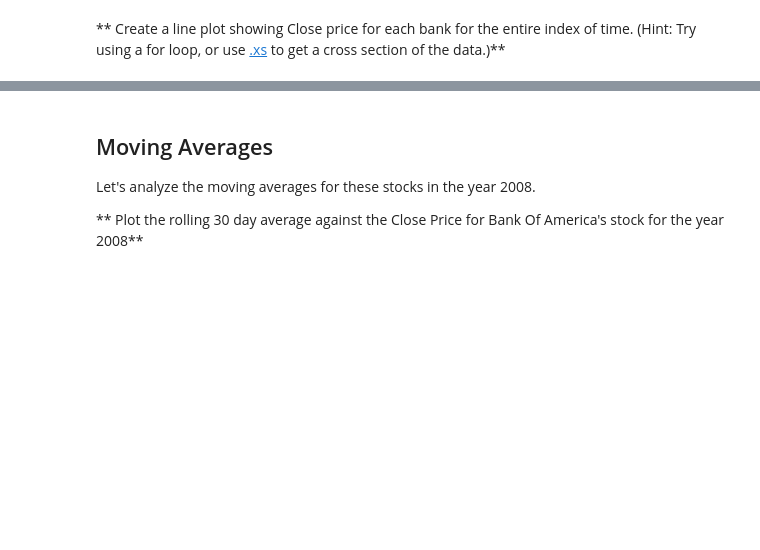
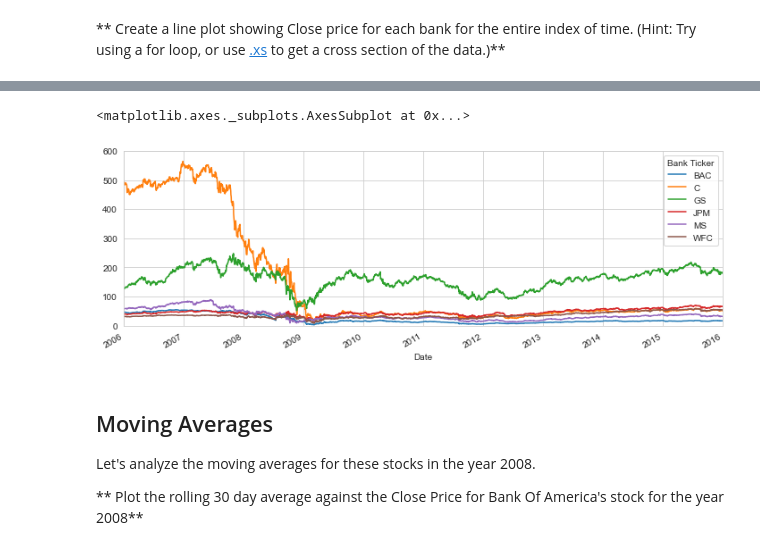
Before and after one commit to kamelCased/learningDataScience, a Jupyter notebook: Finance Project.ipynb, the cells around one changed output, grey strips where cells are left out. Drawn from its saved outputs; the diff is of its cells as text; code cells hidden in the pictures; blank space fills up the shorter version.

```diff
--- a/Finance Project.ipynb
+++ b/Finance Project.ipynb
@@ -311,3 +307,8 @@ cf.go_offline()
+# %%
+bank_stocks.xs('Close', axis=1, level=1).plot(figsize=(12,4),xlim=('2006-1-1','2016-1-1'),ylim=(0,600))
+# %% [output]
+<matplotlib.axes._subplots.AxesSubplot at 0x...>
+[figure, added]
 # %% [markdown]
 ## Moving Averages
 
```
Also changed, not shown: parts of 31 cells of this notebook.
